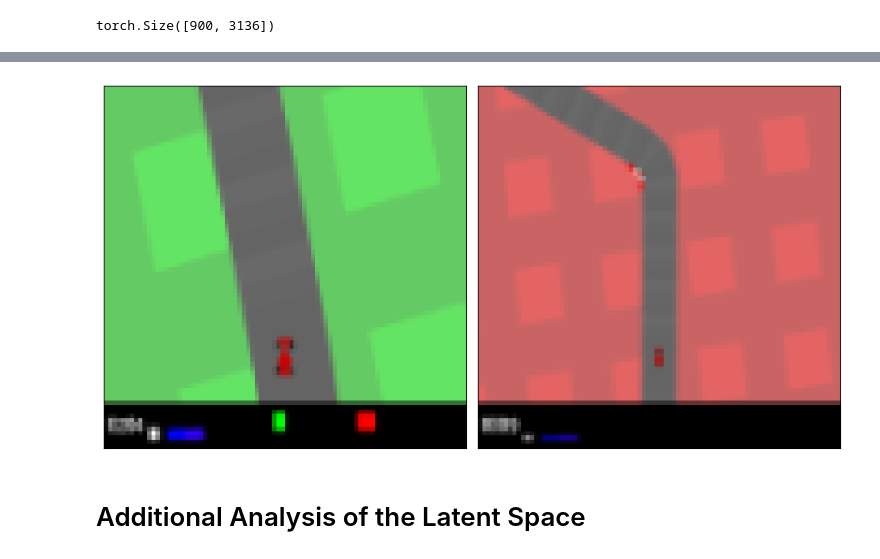
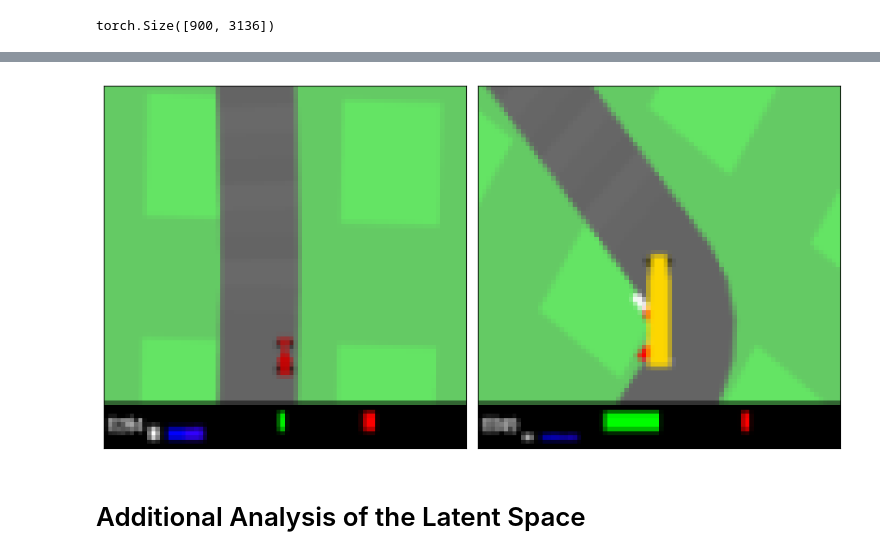
Before and after one commit to antoniopioricciardi/rl_relrepr_gymnasium, a Jupyter notebook: notebooks/relative_analysis.ipynb, the cells around one changed output, grey strips where cells are left out. Cells and saved outputs as stored; diff of their text form; code cells hidden in the pictures.

```diff
--- a/notebooks/relative_analysis.ipynb
+++ b/notebooks/relative_analysis.ipynb
@@ -352,24 +352,24 @@ fig.colorbar(img2, ax=axs, orientation="vertical", shrink=0.82)
 # %%
 # plot frame i and frame j in a subplot
-i = 250
-j = 20
+i = 300
+j = 180
 fig, ax = plt.subplots(1, 2, figsize=(10, 5), sharey=True, gridspec_kw={"wspace": 0})
 ax[0].imshow(obs_set_1[i].permute(1, 2, 0))
 ax[1].imshow(obs_set_2[j].permute(1, 2, 0))
 
 # Hide ticks
 ax[0].set_xticks([])
 ax[0].set_yticks([])
 ax[1].set_xticks([])
 ax[1].set_yticks([])
 
 plt.tight_layout()
 # plt.show()
 
 # save image to file
 # plt.savefig(f"experiments/plots/{env_id1}_{color1}_{env_id2}_{color2}_frames.pdf", bbox_inches='tight')
 # %% [output]
-[figure, old version]
+[figure, new version]
 # %% [markdown]
 # Additional Analysis of the Latent Space
 # %%
```
Also changed, not shown: parts of 15 cells of this notebook, 3 other files.
